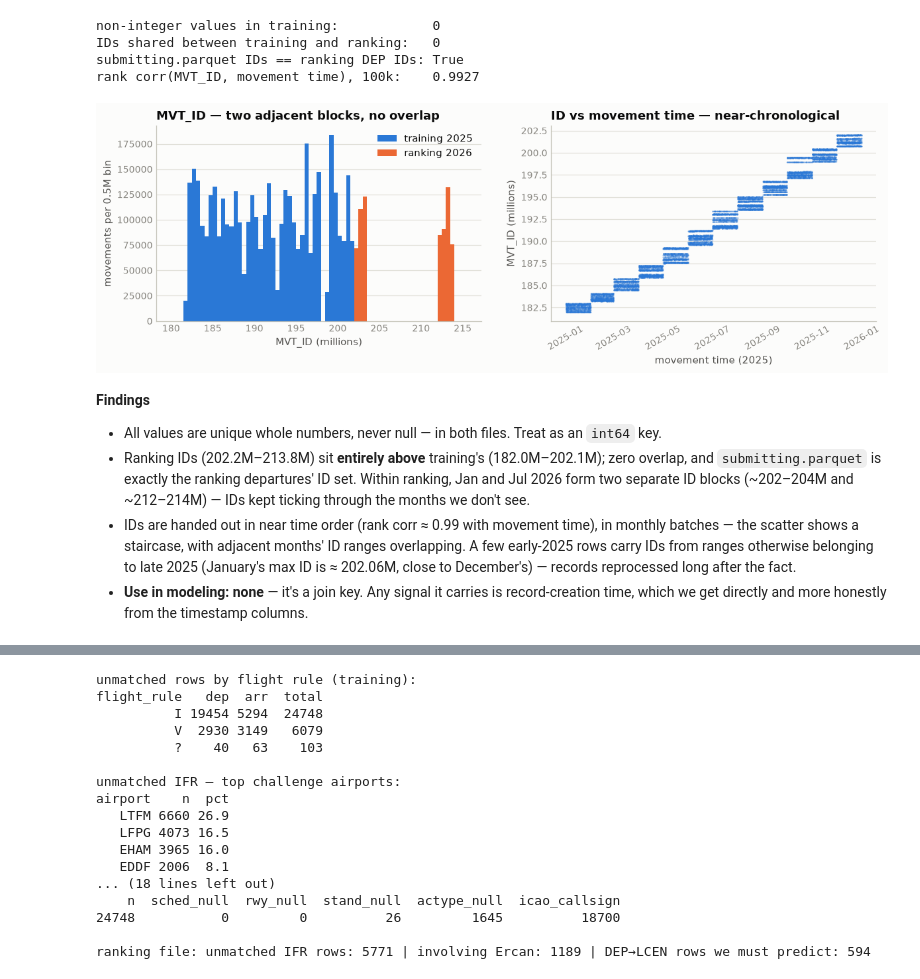
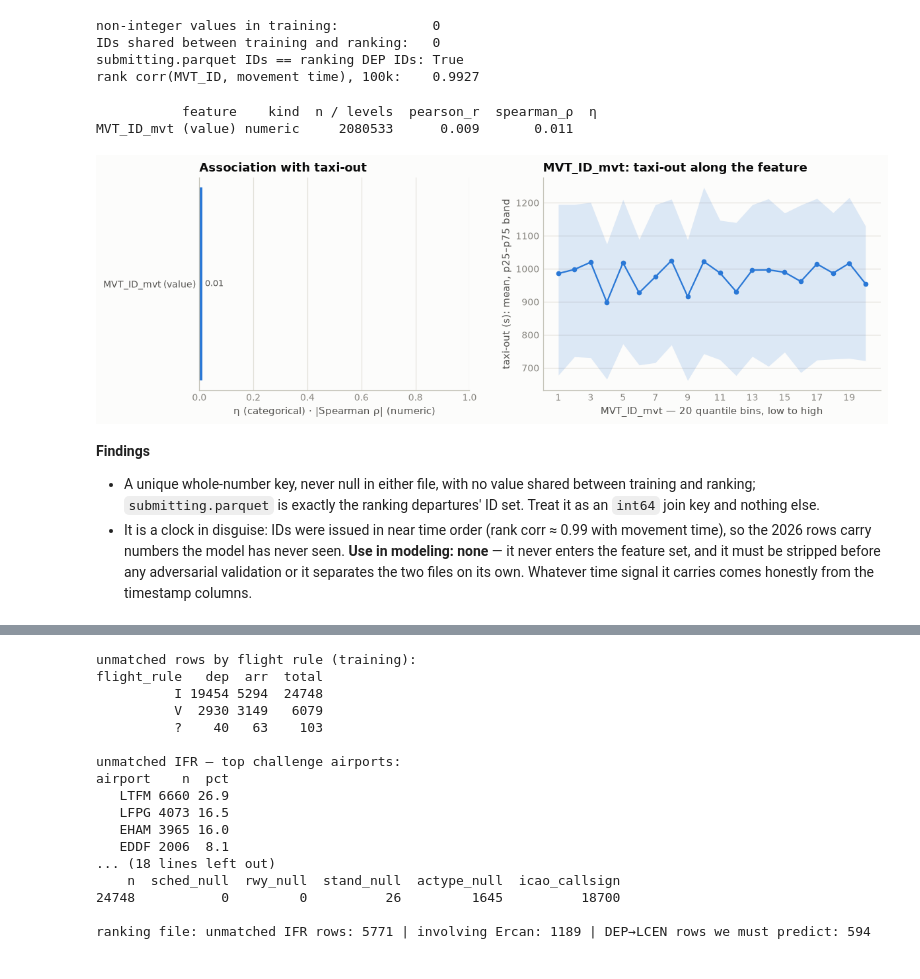
Before and after one commit to Goxmen/prc2026-unique-rose, a Jupyter notebook: eda/feature_sweep.ipynb, the cells around one changed output, grey strips where cells are left out. Drawn from its saved outputs; the diff is of its cells as text; code cells hidden in the pictures.

```diff
--- a/eda/feature_sweep.ipynb
+++ b/eda/feature_sweep.ipynb
@@ -130,46 +246,25 @@ non-integer values in training:            0
 IDs shared between training and ranking:   0
 submitting.parquet IDs == ranking DEP IDs: True
 rank corr(MVT_ID, movement time), 100k:    0.9927
-# %%
-ids_t = con.sql(f"SELECT MVT_ID_mvt/1e6 v FROM {T}").df().v
-ids_r = con.sql(f"SELECT MVT_ID_mvt/1e6 v FROM {R}").df().v
-samp = con.sql(f"""SELECT MVT_TIME_UTC_mvt t, MVT_ID_mvt/1e6 v FROM {T}
-                   USING SAMPLE reservoir(20000) REPEATABLE (42)""").df()
-
-fig, (a1, a2) = plt.subplots(1, 2, figsize=(11, 3.8))
-bins = np.arange(180, 216, 0.5)
-a1.hist(ids_t, bins=bins, color=BLUE, label="training 2025")
-a1.hist(ids_r, bins=bins, color=ORANGE, label="ranking 2026")
-a1.set_title("MVT_ID — two adjacent blocks, no overlap")
-a1.set_xlabel("MVT_ID (millions)")
-a1.set_ylabel("movements per 0.5M bin")
-a1.legend()
-style(a1)
-
-a2.scatter(samp.t, samp.v, s=2, color=BLUE, alpha=0.25, linewidths=0)
-a2.set_title("ID vs movement time — near-chronological")
-a2.set_xlabel("movement time (2025)")
-a2.set_ylabel("MVT_ID (millions)")
-a2.tick_params(axis="x", rotation=30)
-style(a2)
-fig.tight_layout(w_pad=2.5)
-plt.show()
-# %% [output]
-[figure, removed]
-# %% [markdown]
-**Findings**
-
-- All values are unique whole numbers, never null — in both files. Treat as an `int64` key.
-- Ranking IDs (202.2M–213.8M) sit **entirely above** training's (182.0M–202.1M); zero overlap,
-  and `submitting.parquet` is exactly the ranking departures' ID set. Within ranking, Jan and
-  Jul 2026 form two separate ID blocks (~202–204M and ~212–214M) — IDs kept ticking through the
-  months we don't see.
-- IDs are handed out in near time order (rank corr ≈ 0.99 with movement time), in monthly
-  batches — the scatter shows a staircase, with adjacent months' ID ranges overlapping. A few
-  early-2025 rows carry IDs from ranges otherwise belonging to late 2025 (January's max ID is
-  ≈ 202.06M, close to December's) — records reprocessed long after the fact.
-- **Use in modeling: none** — it's a join key. Any signal it carries is record-creation time,
-  which we get directly and more honestly from the timestamp columns.
+# %%
+# correlation with the target — the ID is a counter; whatever it carries is the calendar's, not its own
+a = target_assoc([("MVT_ID_mvt (value)", "num", "MVT_ID_mvt")])
+assoc_chart(a, "MVT_ID_mvt", kind="num", title="MVT_ID_mvt")
+# %% [output]
+           feature    kind  n / levels  pearson_r  spearman_ρ  η
+MVT_ID_mvt (value) numeric     2080533      0.009       0.011
+[figure, added]
+# %% [markdown]
+**Findings**
+
+- A unique whole-number key, never null in either file, with no value shared between training
+  and ranking; `submitting.parquet` is exactly the ranking departures' ID set. Treat it as an
+  `int64` join key and nothing else.
+- It is a clock in disguise: IDs were issued in near time order (rank corr ≈ 0.99 with movement
+  time), so the 2026 rows carry numbers the model has never seen. **Use in modeling: none** — it
+  never enters the feature set, and it must be stripped before any adversarial validation or it
+  separates the two files on its own. Whatever time signal it carries comes honestly from the
+  timestamp columns.
 # %% [markdown]
 ## 2 · `FLIGHT_ID_mvt` — the matched flight plan's serial number
 
```
Also changed, not shown: parts of 136 cells of this notebook, 2 other files.
